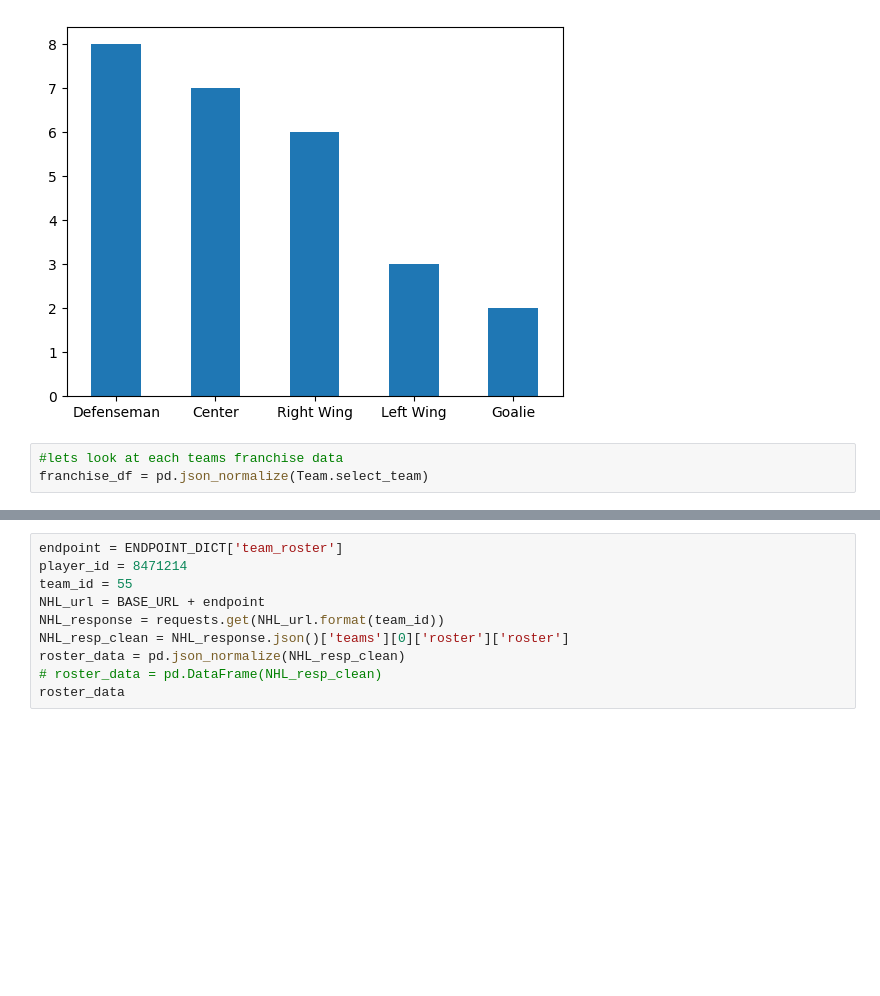
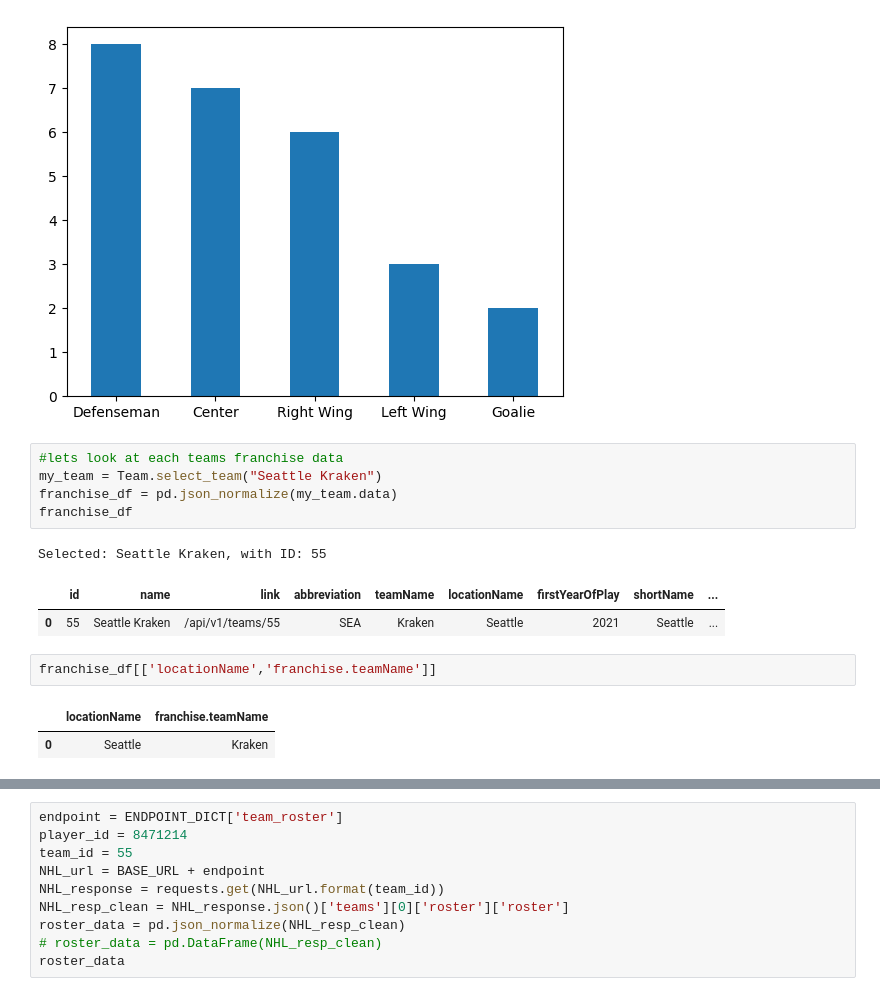
Before and after one commit to ElBennito39/fantasy_hockey_manager, a Jupyter notebook: NHL-data-exploration.ipynb, the cells around one changed output, grey strips where cells are left out. Saved outputs shown, nothing was run; the diff lists cells and outputs as text; blank space fills up the shorter version.

```diff
--- a/NHL-data-exploration.ipynb
+++ b/NHL-data-exploration.ipynb
@@ -87,4 +87,15 @@ df['position.name'].value_counts().plot.bar(x = [0],rot=0)
 [figure]
 # %%
 #lets look at each teams franchise data
-franchise_df = pd.json_normalize(Team.select_team)
+my_team = Team.select_team("Seattle Kraken")
+franchise_df = pd.json_normalize(my_team.data)
+franchise_df
+# %% [output]
+Selected: Seattle Kraken, with ID: 55
+|  | id | name | link | abbreviation | teamName | locationName | firstYearOfPlay | shortName | ... |
+| 0 | 55 | Seattle Kraken | /api/v1/teams/55 | SEA | Kraken | Seattle | 2021 | Seattle | ... |
+# %%
+franchise_df[['locationName','franchise.teamName']]
+# %% [output]
+|  | locationName | franchise.teamName |
+| 0 | Seattle | Kraken |
```
Also changed, not shown: parts of 4 cells of this notebook.
